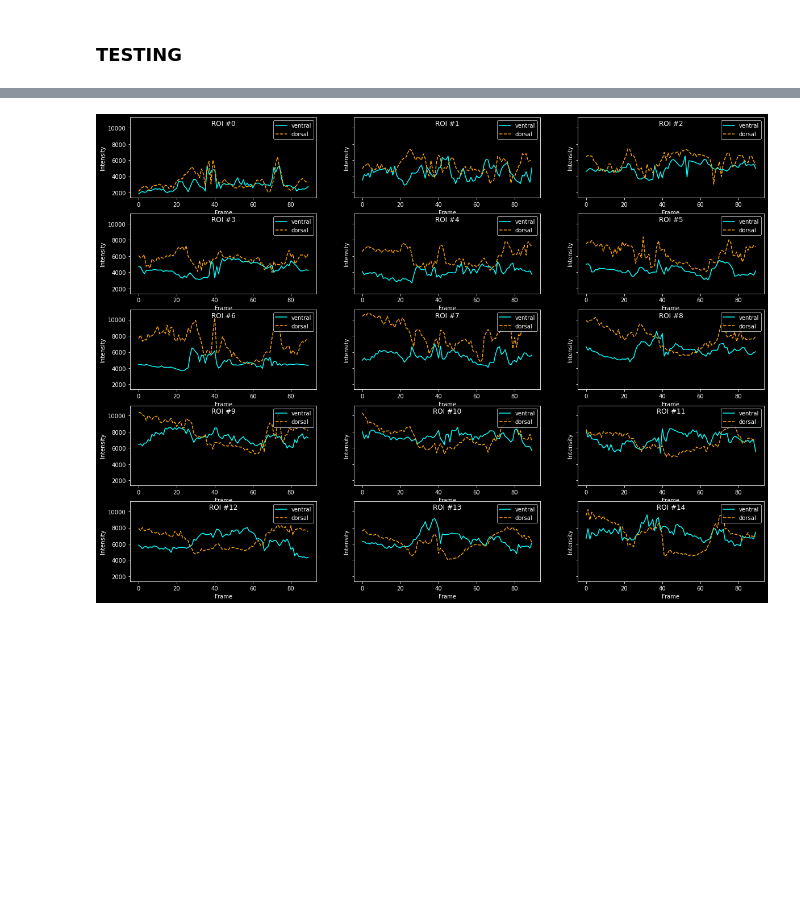
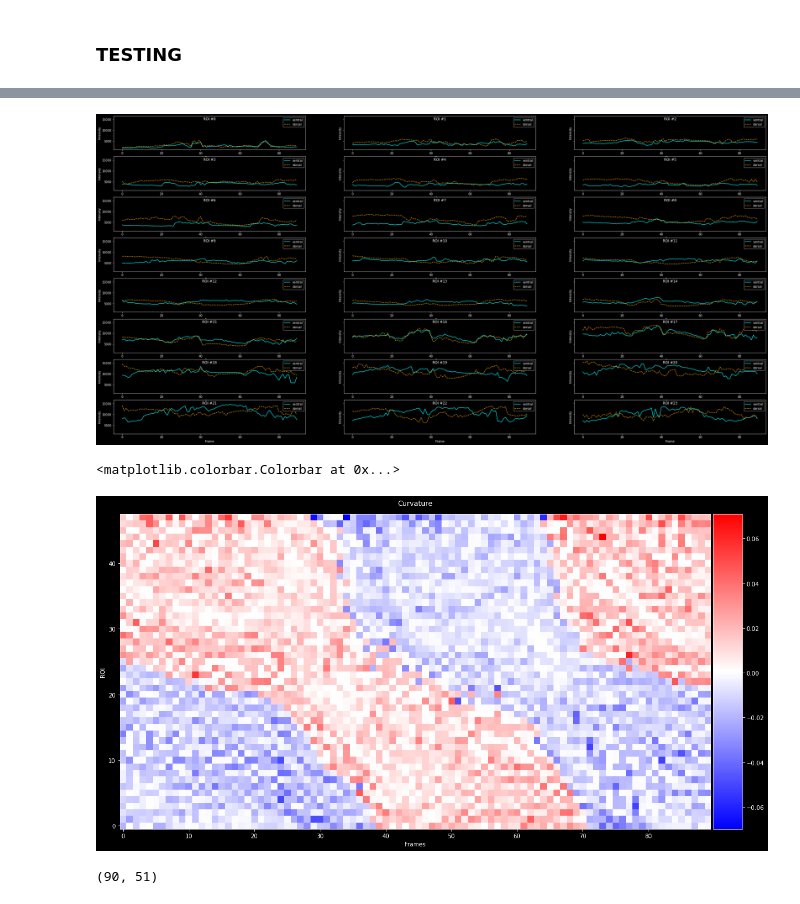
Before and after one commit to SaraLab-Group/m25-napari, a Jupyter notebook: notebooks/ZW495_9_Analysis.ipynb, the cells around one changed output, grey strips where cells are left out. Saved outputs shown, nothing was run; the diff lists cells and outputs as text; code cells hidden in the pictures; blank space fills up the shorter version.

Commit message:
added curvature plots

```diff
--- a/notebooks/ZW495_9_Analysis.ipynb
+++ b/notebooks/ZW495_9_Analysis.ipynb
@@ -746,21 +677,21 @@ plt.plot(r_dorsal[:,i])
 # %%
 #Plotting Interpolated Points Intensity and Angle for different timepoints
 
 t,r_id = r_ventral.shape
 
-fig, axs = plt.subplots(nrows=5, ncols=3,sharey=True, figsize=(20,15))
+fig, axs = plt.subplots(nrows=8, ncols=3,sharey=True, figsize=(40,20))
 plt.rcParams['axes.titley'] = 1.0    # y is in axes-relative coordinates.
 plt.rcParams['axes.titlepad'] = -14  # pad is in points...
 
 i=0
 for row in axs:
     for col in row:
         col.plot(r_ventral[:,i], label='ventral', linestyle='-',color='cyan')
         col.plot(r_dorsal[:,i], label='dorsal', linestyle='--',color='orange')
         col.legend(loc='upper right')
         col.set_title('ROI #{}'.format(i))
         col.set_ylabel('Intensity')
         col.set_xlabel('Frame')
         i+=1
 # %% [output]
-[figure, old version]
+[figure, new version]
@@ -766,0 +736,51 @@ for row in axs:
+# %%
+from mpl_toolkits.axes_grid1 import make_axes_locatable
+
+plt.figure(figsize=(20,10))
+plt.rcParams['axes.titley'] = 1.0    # y is in axes-relative coordinates.
+plt.rcParams['axes.titlepad'] = 15 # pad is in points...
+ax = plt.gca()
+#Head is top and tail  -49 is bottom
+im = plt.imshow(radius_curv2[0].swapaxes(0,1), cmap='bwr',origin='lower')
+plt.title("Curvature")
+plt.xlabel('Frames')
+plt.ylabel('ROI')
+divider = make_axes_locatable(ax)
+cax = divider.append_axes("right", size="5%", pad=0.05)
+plt.colorbar(im,cax=cax)
+# %% [output]
+<matplotlib.colorbar.Colorbar at 0x...>
+[figure, added]
+# %%
+# ##Combining both coordinate interpolation with boxes
+select_coords =[]
+layer_boxes = []
+curv=[]
+n_interpol=50
+# for k in range(len(sk_skeleton)):
+i=0
+for k in range(len(sk_skeleton)):
+    coords =sk_skeleton[k].path_coordinates(0)
+    interp_coord = au.interpolate_skeleton(coords,n_interpol)
+    dx_dt = np.gradient(interp_coord[:, 2])
+    dy_dt = np.gradient(interp_coord[:, 1])
+    velocity = np.array([ [dx_dt[i], dy_dt[i]] for i in range(dx_dt.size)])
+    ds_dt = np.sqrt(dx_dt * dx_dt + dy_dt * dy_dt)
+    tangent = np.array([1/ds_dt] * 2).transpose() * velocity
+    tangent_x = tangent[:, 0]
+    tangent_y = tangent[:, 1]
+    deriv_tangent_x = np.gradient(tangent_x)
+    deriv_tangent_y = np.gradient(tangent_y)
+    length_dT_dt = np.sqrt(deriv_tangent_x * deriv_tangent_x + deriv_tangent_y * deriv_tangent_y)
+    normal = np.array([1/length_dT_dt] * 2).transpose() * dT_dt
+    d2s_dt2 = np.gradient(ds_dt)
+    d2x_dt2 = np.gradient(dx_dt)
+    d2y_dt2 = np.gradient(dy_dt)
+
+    curvature = np.abs(d2x_dt2 * dy_dt - dx_dt * d2y_dt2) / (dx_dt * dx_dt + dy_dt * dy_dt)**1.5
+    curv.append(curvature)
+
+curv = np.array(curv)
+print(curv.shape)
+# %% [output]
+(90, 51)
```
Also changed, not shown: parts of 27 cells of this notebook.
